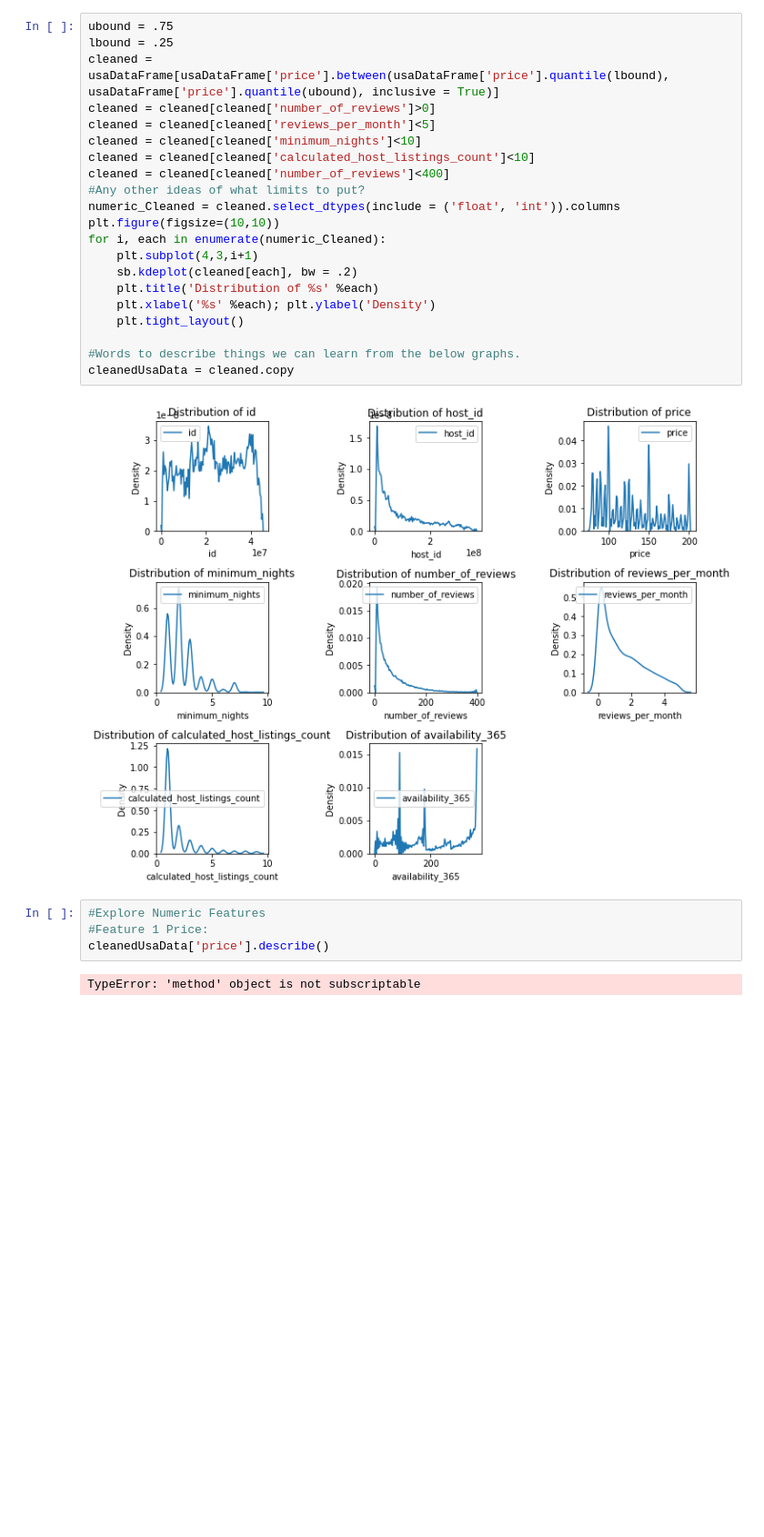
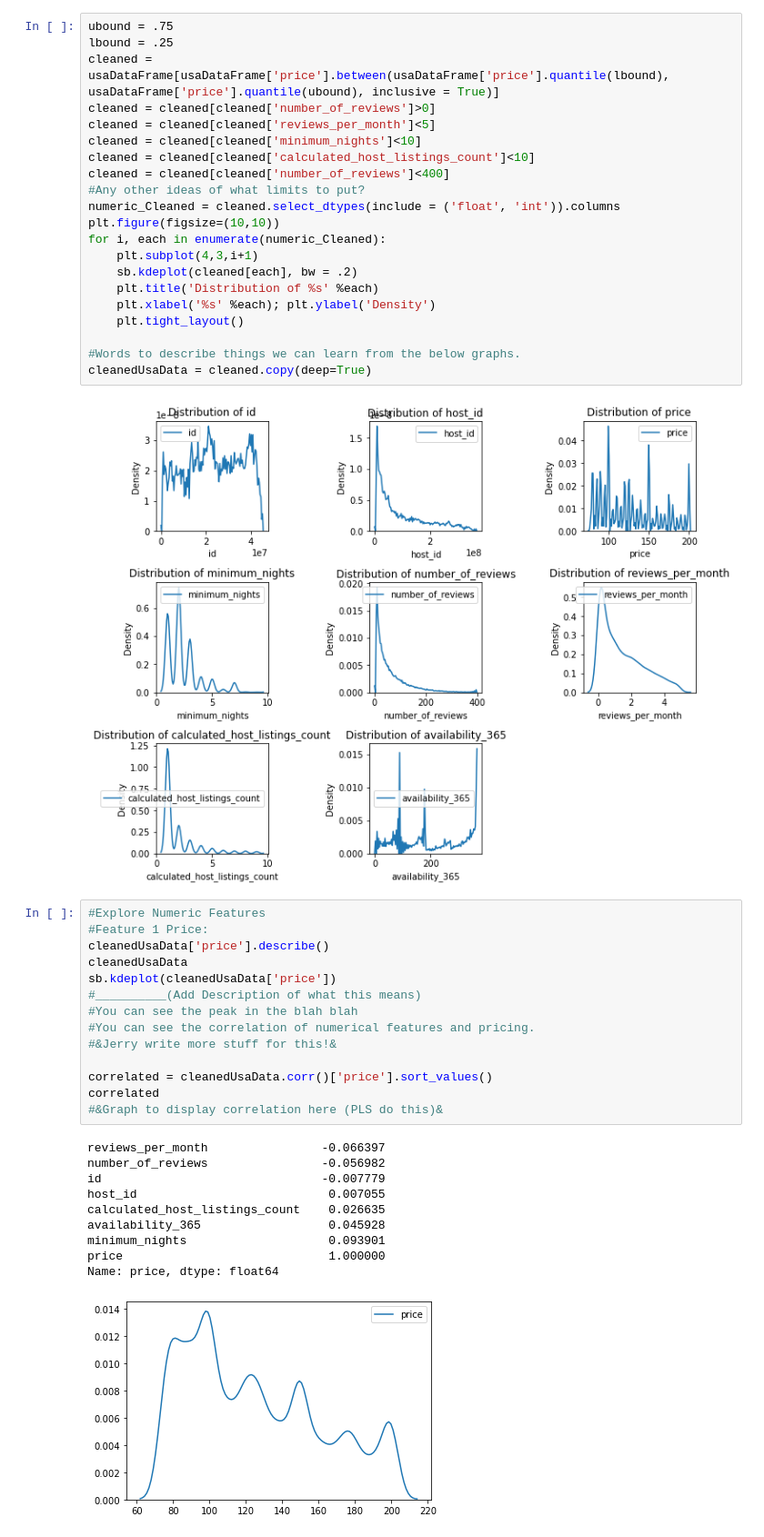
Before and after one commit to aruship1/320finalProject, a Jupyter notebook: firstFile.ipynb, the cells around one changed output. Shown at 91% size. Saved outputs shown, nothing was run; the diff lists cells and outputs as text; blank space fills up the shorter version.

Commit message:
cleaned-data

```diff
--- a/firstFile.ipynb
+++ b/firstFile.ipynb
@@ -151,12 +151,31 @@ for i, each in enumerate(numeric_Cleaned):
     plt.tight_layout()
 
 #Words to describe things we can learn from the below graphs.
-cleanedUsaData = cleaned.copy
+cleanedUsaData = cleaned.copy(deep=True)
 # %% [output]
 [figure]
-# %%
-#Explore Numeric Features
-#Feature 1 Price:
-cleanedUsaData['price'].describe()
-# %% [output]
-TypeError: 'method' object is not subscriptable
+# %%
+#Explore Numeric Features
+#Feature 1 Price:
+cleanedUsaData['price'].describe()
+cleanedUsaData
+sb.kdeplot(cleanedUsaData['price'])
+#__________(Add Description of what this means)
+#You can see the peak in the blah blah
+#You can see the correlation of numerical features and pricing.
+#&Jerry write more stuff for this!&
+
+correlated = cleanedUsaData.corr()['price'].sort_values()
+correlated
+#&Graph to display correlation here (PLS do this)&
+# %% [output]
+reviews_per_month                -0.066397
+number_of_reviews                -0.056982
+id                               -0.007779
+host_id                           0.007055
+calculated_host_listings_count    0.026635
+availability_365                  0.045928
+minimum_nights                    0.093901
+price                             1.000000
+Name: price, dtype: float64
+[figure, added]
```
Also changed, not shown: parts of 3 cells of this notebook.
